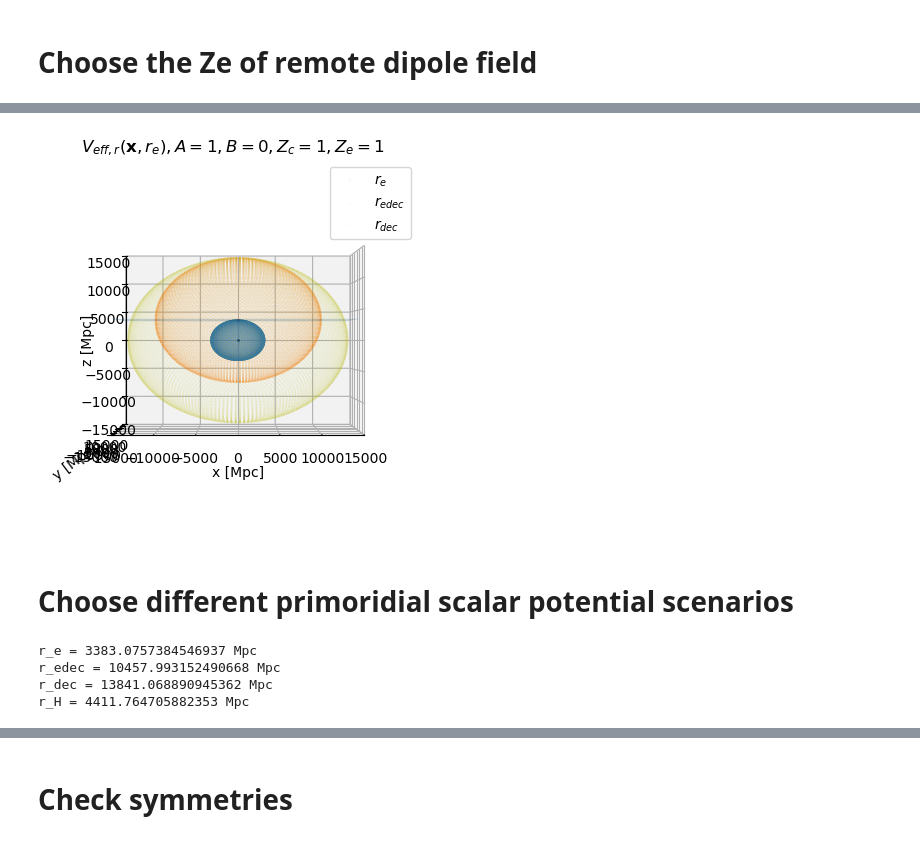
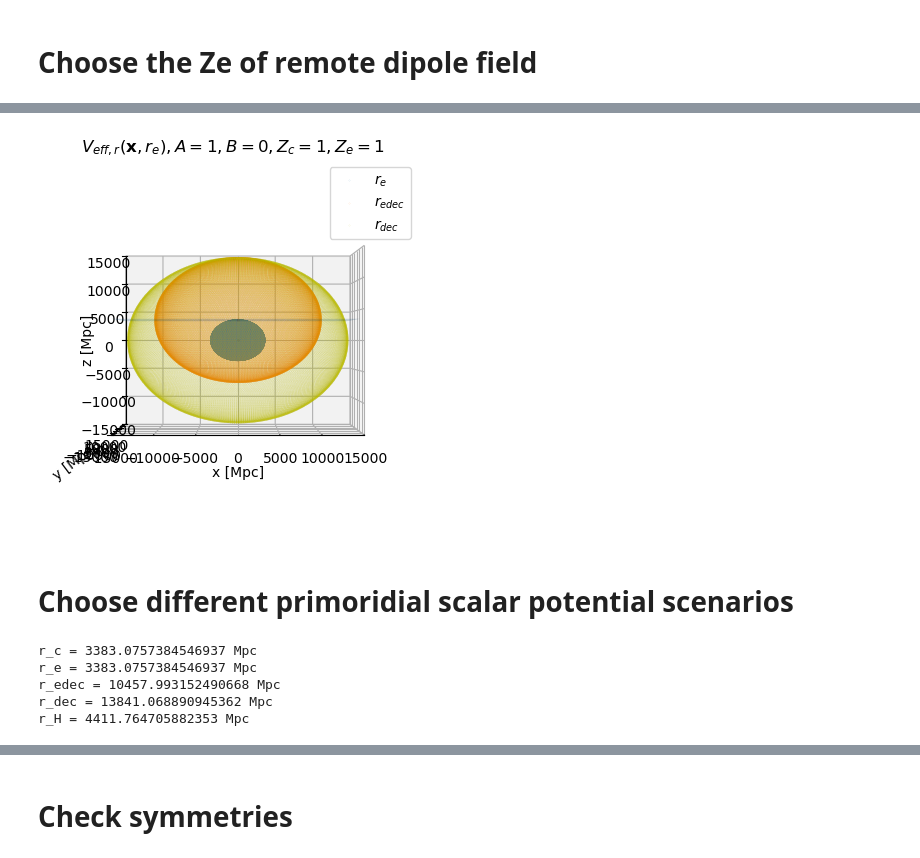
Before and after one commit to catketchup/ReCCO, a Jupyter notebook: code/Pylian_test.ipynb, the cells around one changed output, grey strips where cells are left out. Saved outputs shown, nothing was run; the diff lists cells and outputs as text; code cells hidden in the pictures.

```diff
--- a/code/Pylian_test.ipynb
+++ b/code/Pylian_test.ipynb
@@ -238,3 +228,20 @@ g_psi_i = np.gradient(psi_i_x)
+# %%
+x_xc = np.concatenate((np.zeros(int((BoxSize/2+x_c)/d)), np.arange(0, BoxSize/2-x_c, d)))
+if direction == 'x':
+    xx_xc, _, _ = np.meshgrid(x_xc, y, z)
+elif direction == 'y':
+    _, xx_xc, _ = np.meshgrid(y,x_xc, z)
+else:
+    _, _, xx_xc = np.meshgrid(y, z, x_xc)
+
+psi_test = True
+
+if not psi_test:
+    psi_i_x = A*(xx_xc/r_H) + B*(xx_xc/r_H)**2
+
+if psi_test:
+    psi_i_x = A/r_H*(zz - x_c) + B/(r_H**2)*(zz - x_c)**2
+    psi_i_x[np.where(zz<x_c)] = 0
 # %%
 if 0:
     fig = plt.figure()
@@ -401,9 +412,17 @@ if 0:
 # %%
 # get potential gradient and re-arrange the orders, # h/Mpc
 # boundary gradient?
-Edge_order=2
-g_psi_x = np.array([np.gradient(psi_x, d, edge_order=Edge_order)[1], np.gradient(psi_x, d, edge_order=Edge_order)[0], np.gradient(psi_x, d, edge_order=Edge_order)[2]])
-g_psi_i_x = np.array([np.gradient(psi_i_x, d, edge_order=Edge_order)[1], np.gradient(psi_i_x, d, edge_order=Edge_order)[0], np.gradient(psi_i_x, d, edge_order=Edge_order)[2]])
+do_gradient = False
+
+if do_gradient:
+    Edge_order=2
+    g_psi_i_x = np.array([np.gradient(psi_i_x, d, edge_order=Edge_order)[1], np.gradient(psi_i_x, d, edge_order=Edge_order)[0], np.gradient(psi_i_x, d, edge_order=Edge_order)[2]])
+
+else:
+    g_psi_i_x3 = A/r_H + 2*B/(r_H**2)*(zz - x_c)
+    g_psi_i_x3[np.where(zz<x_c)] = 0
+    g_psi_i_x = np.array([np.zeros(xx.shape), np.zeros(xx.shape), g_psi_i_x3])
+
 
 g_psi_k = np.fft.fftn(g_psi_x)
 g_psi_i_k = np.fft.fftn(g_psi_i_x)
@@ -447,7 +495,7 @@ if 0:
 # %%
 # try to plot the sphere on heapix plot
 # https://healpy.readthedocs.io/en/latest/tutorial.html
-NSIDE = 32
+NSIDE = 64
 NPIX = hp.nside2npix(NSIDE)
 
 theta_deg, phi_deg = np.degrees(hp.pix2ang(nside=NSIDE, ipix=np.arange(NPIX)))
@@ -493,34 +541,34 @@ z_edec_s = r_edec*np.cos(theta)
 x_dec_s = r_dec*np.sin(theta)*np.cos(phi)
 y_dec_s = r_dec*np.sin(theta)*np.sin(phi)
 z_dec_s = r_dec*np.cos(theta)
 
 ax.scatter(x_e, y_e, z_e, alpha=0.4, label=r'$r_{e}$', s=0.01)
 ax.scatter(x_edec_s+x_e[0], y_edec_s+y_e[0], z_edec_s+z_e[0], alpha=0.4, label=r'$r_{edec}$', s=0.01)
 ax.scatter(x_dec_s, y_dec_s, z_dec_s, color='y', alpha=0.4, label=r'$r_{dec}$', s=0.01)
 ax.scatter(0,0,0, color='k', s=1)
 ax.scatter(x_e[0],y_e[0],z_e[0], color='r', s=2)
 
 
 yy_c, zz_c = np.meshgrid(y, z)
 xx_c = x_c*np.ones_like(yy_c)
 if direction == 'x':
     ax.plot_surface(xx_c, yy_c, zz_c, alpha=0.2)
 if direction == 'y':
     ax.plot_surface(yy_c, xx_c, zz_c, alpha=0.2)
 elif direction == 'z':
     ax.plot_surface(yy_c, zz_c, xx_c, alpha=0.2)
 
 ax.set_xlim([-BoxSize/2, BoxSize/2])
 ax.set_ylim([-BoxSize/2, BoxSize/2])
 ax.set_zlim([-BoxSize/2,BoxSize/2])
 ax.set_xlabel(r'x [Mpc]')
 ax.set_ylabel(r'y [Mpc]')
 ax.set_zlabel(r'z [Mpc]')
 ax.set_title(r'$V_{eff, r}(\mathbf{x}, r_e), A=%s, B=%s, Z_{c}=%s, Z_{e}=%s$'%(A, B, z_c, Z_e))
 ax.legend()
 ax.view_init(0, -90)
 # %% [output]
-[figure, old version]
+[figure, new version]
 # %% [markdown]
 # Choose different primoridial scalar potential scenarios
 # %%
@@ -582,12 +630,13 @@ V_eff_x1 = ThreeDEvolve(G_Veff_itp, g_field_k[0], kk)
 V_eff_x2 = ThreeDEvolve(G_Veff_itp, g_field_k[1], kk)
 V_eff_x3 = ThreeDEvolve(G_Veff_itp, g_field_k[2], kk)
 
-
+print(f'r_c = {x_c} Mpc')
 print(f'r_e = {r_e} Mpc')
 print(f'r_edec = {r_edec} Mpc')
 print(f'r_dec = {r_dec} Mpc')
 print(f'r_H = {r_H} Mpc')
 # %% [output]
+r_c = 3383.0757384546937 Mpc
 r_e = 3383.0757384546937 Mpc
 r_edec = 10457.993152490668 Mpc
 r_dec = 13841.068890945362 Mpc
```
Also changed, not shown: parts of 26 cells of this notebook, 4 other files.
